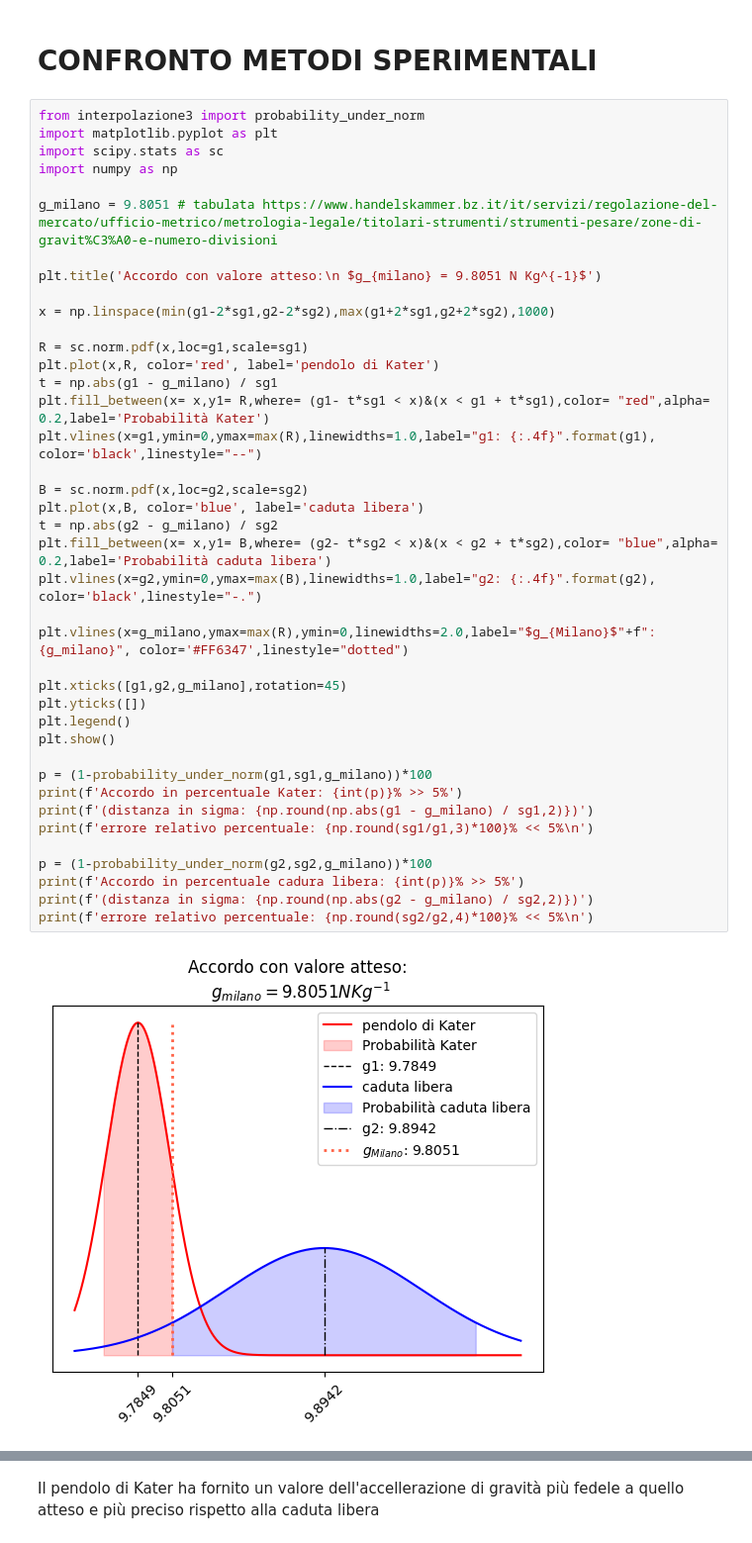
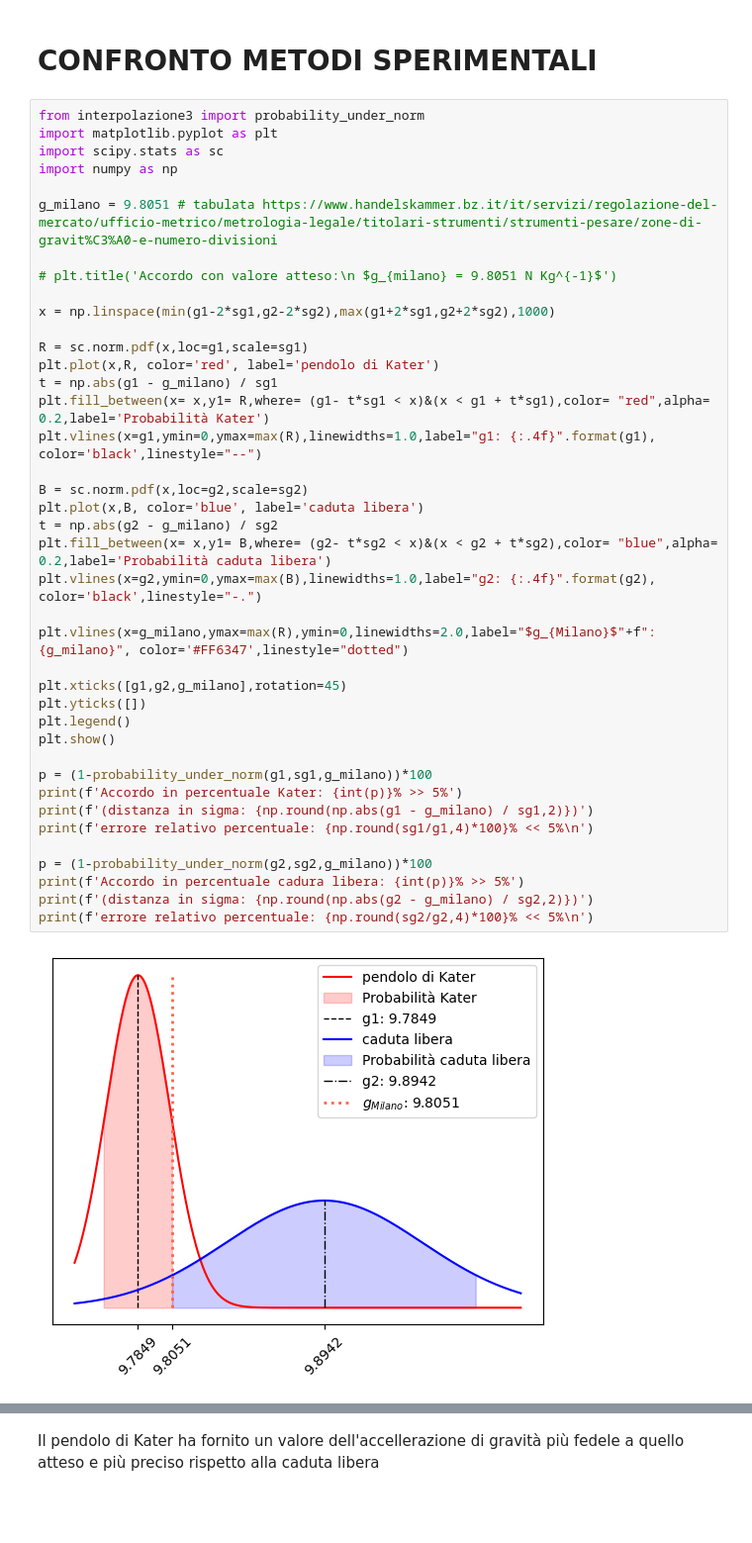
Before and after one commit to CarminatiGiovanni/LaboratorioFisica1, a Jupyter notebook: 04_KATER/PYTHON/misura_g.ipynb, the cells around one changed output, grey strips where cells are left out. Shown: that part at 99% size. Cells and saved outputs as stored; diff of their text form; blank space fills up the shorter version.

```diff
--- a/04_KATER/PYTHON/misura_g.ipynb
+++ b/04_KATER/PYTHON/misura_g.ipynb
@@ -39,39 +39,39 @@ import numpy as np
 
 g_milano = 9.8051 # tabulata https://www.handelskammer.bz.it/it/servizi/regolazione-del-mercato/ufficio-metrico/metrologia-legale/titolari-strumenti/strumenti-pesare/zone-di-gravit%C3%A0-e-numero-divisioni
 
-plt.title('Accordo con valore atteso:\n $g_{milano} = 9.8051 N Kg^{-1}$')
+# plt.title('Accordo con valore atteso:\n $g_{milano} = 9.8051 N Kg^{-1}$')
 
 x = np.linspace(min(g1-2*sg1,g2-2*sg2),max(g1+2*sg1,g2+2*sg2),1000)
 
 R = sc.norm.pdf(x,loc=g1,scale=sg1)
 plt.plot(x,R, color='red', label='pendolo di Kater')
 t = np.abs(g1 - g_milano) / sg1
 plt.fill_between(x= x,y1= R,where= (g1- t*sg1 < x)&(x < g1 + t*sg1),color= "red",alpha= 0.2,label='Probabilità Kater')
 plt.vlines(x=g1,ymin=0,ymax=max(R),linewidths=1.0,label="g1: {:.4f}".format(g1), color='black',linestyle="--")
 
 B = sc.norm.pdf(x,loc=g2,scale=sg2)
 plt.plot(x,B, color='blue', label='caduta libera')
 t = np.abs(g2 - g_milano) / sg2
 plt.fill_between(x= x,y1= B,where= (g2- t*sg2 < x)&(x < g2 + t*sg2),color= "blue",alpha= 0.2,label='Probabilità caduta libera')
 plt.vlines(x=g2,ymin=0,ymax=max(B),linewidths=1.0,label="g2: {:.4f}".format(g2), color='black',linestyle="-.")
 
 plt.vlines(x=g_milano,ymax=max(R),ymin=0,linewidths=2.0,label="$g_{Milano}$"+f": {g_milano}", color='#FF6347',linestyle="dotted")
 
 plt.xticks([g1,g2,g_milano],rotation=45)
 plt.yticks([])
 plt.legend()
 plt.show()
 
 p = (1-probability_under_norm(g1,sg1,g_milano))*100
 print(f'Accordo in percentuale Kater: {int(p)}% >> 5%')
 print(f'(distanza in sigma: {np.round(np.abs(g1 - g_milano) / sg1,2)})')
-print(f'errore relativo percentuale: {np.round(sg1/g1,3)*100}% << 5%\n')
+print(f'errore relativo percentuale: {np.round(sg1/g1,4)*100}% << 5%\n')
 
 p = (1-probability_under_norm(g2,sg2,g_milano))*100
 print(f'Accordo in percentuale cadura libera: {int(p)}% >> 5%')
 print(f'(distanza in sigma: {np.round(np.abs(g2 - g_milano) / sg2,2)})')
 print(f'errore relativo percentuale: {np.round(sg2/g2,4)*100}% << 5%\n')
 # %% [output]
-[figure, old version]
+[figure, new version]
 Accordo in percentuale Kater: 28% >> 5%
 (distanza in sigma: 1.09)
```
Also changed, not shown: parts of 3 cells of this notebook, 1 other file.
